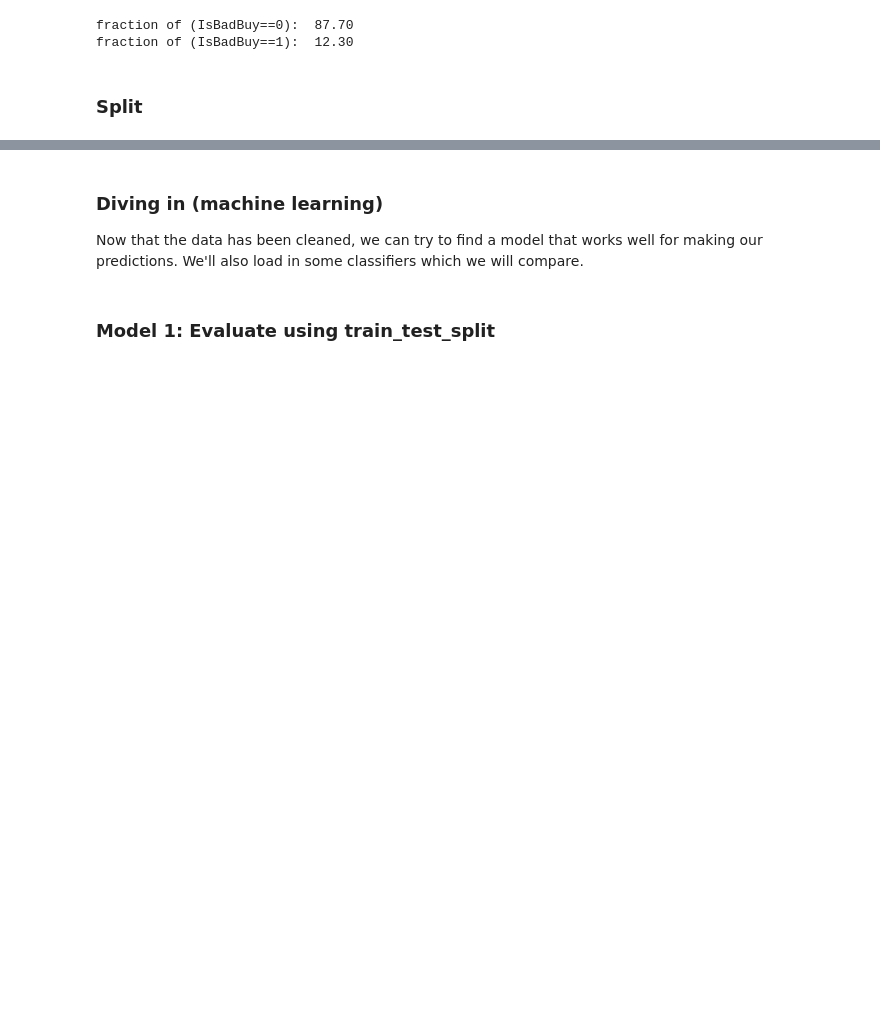
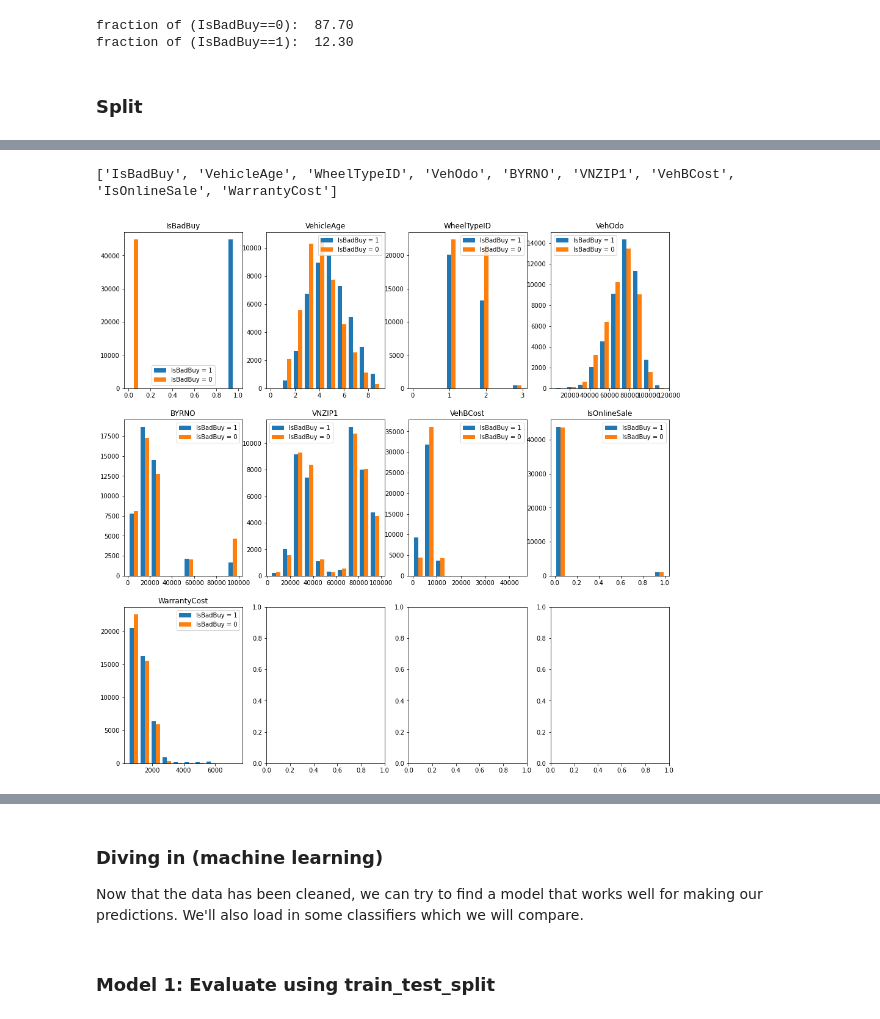
Before and after one commit to pchuy1906/AAA, a Jupyter notebook: Kaggle_Dont_Get_Kicked/Dont_Get_Kicked.ipynb, the cells around one changed output, grey strips where cells are left out. Cells and saved outputs as stored; diff of their text form; code cells hidden in the pictures; blank space fills up the shorter version.

```diff
--- a/Kaggle_Dont_Get_Kicked/Dont_Get_Kicked.ipynb
+++ b/Kaggle_Dont_Get_Kicked/Dont_Get_Kicked.ipynb
@@ -132,0 +187,31 @@ The number of object features: 15
+# %%
+# Create the function to plot figures
+def his_plot(df, features_plot, target_feature, ncolplot, rotang):
+    nfig = len(features_plot)
+    nrowplot = np.int(np.ceil(nfig/ncolplot))
+    fig, axs = plt.subplots(nrowplot, ncolplot, figsize=(16,16))
+    labels = [target_feature + " = 1", target_feature + " = 0"]
+    num = 0
+    for feature in features_plot:
+        data_hist = [df[df[target_feature]==1][feature].dropna(), df[df[target_feature]==0][feature].dropna()]
+        id_row = int(num/ncolplot)
+        id_col = num-id_row*ncolplot
+        try:
+            axs[id_row,id_col].hist(data_hist, label=labels)
+            axs[id_row,id_col].legend(prop={'size': 10})
+            axs[id_row,id_col].set_title(feature)
+            axs[id_row,id_col].xaxis.set_tick_params(rotation=rotang)
+        except:
+            axs[id_col].hist(data_hist, label=labels)
+            axs[id_col].legend(prop={'size': 10})
+            axs[id_col].set_title(feature)
+            axs[id_col].xaxis.set_tick_params(rotation=rotang)
+        num += 1
+# %%
+col_num = list(train.select_dtypes(include=['float64','int64']).columns)
+print (col_num)
+
+his_plot(df=train, features_plot=col_num, target_feature='IsBadBuy', ncolplot=4, rotang = 0)
+# %% [output]
+['IsBadBuy', 'VehicleAge', 'WheelTypeID', 'VehOdo', 'BYRNO', 'VNZIP1', 'VehBCost', 'IsOnlineSale', 'WarrantyCost']
+[figure, added]
```
Also changed, not shown: parts of 79 cells of this notebook.
